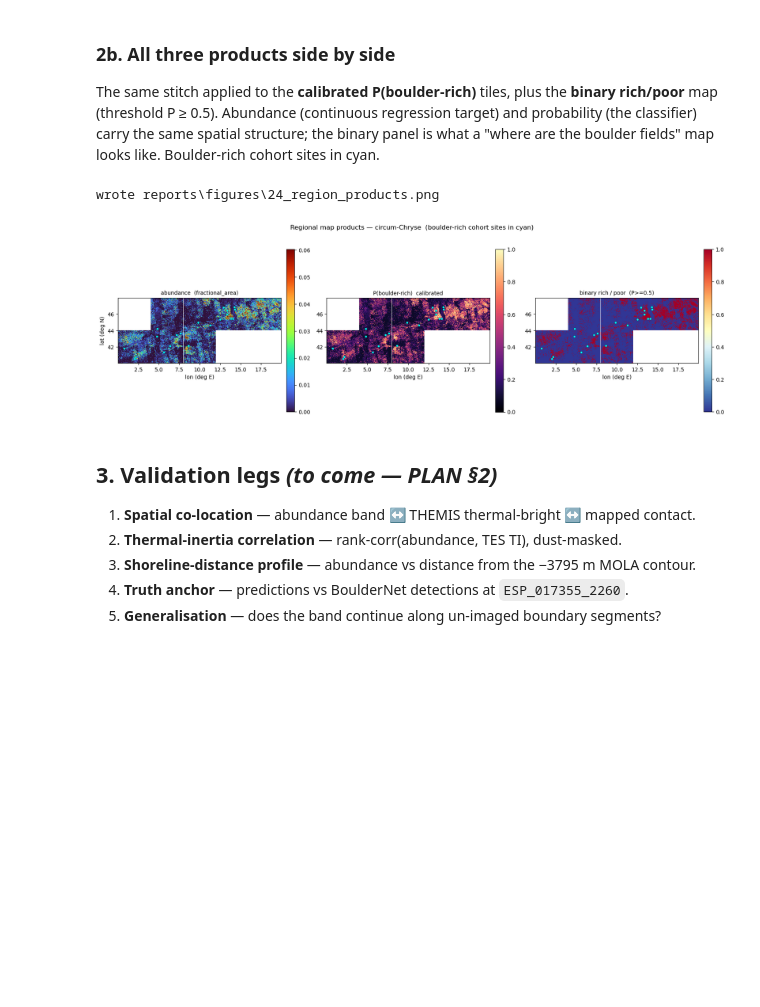
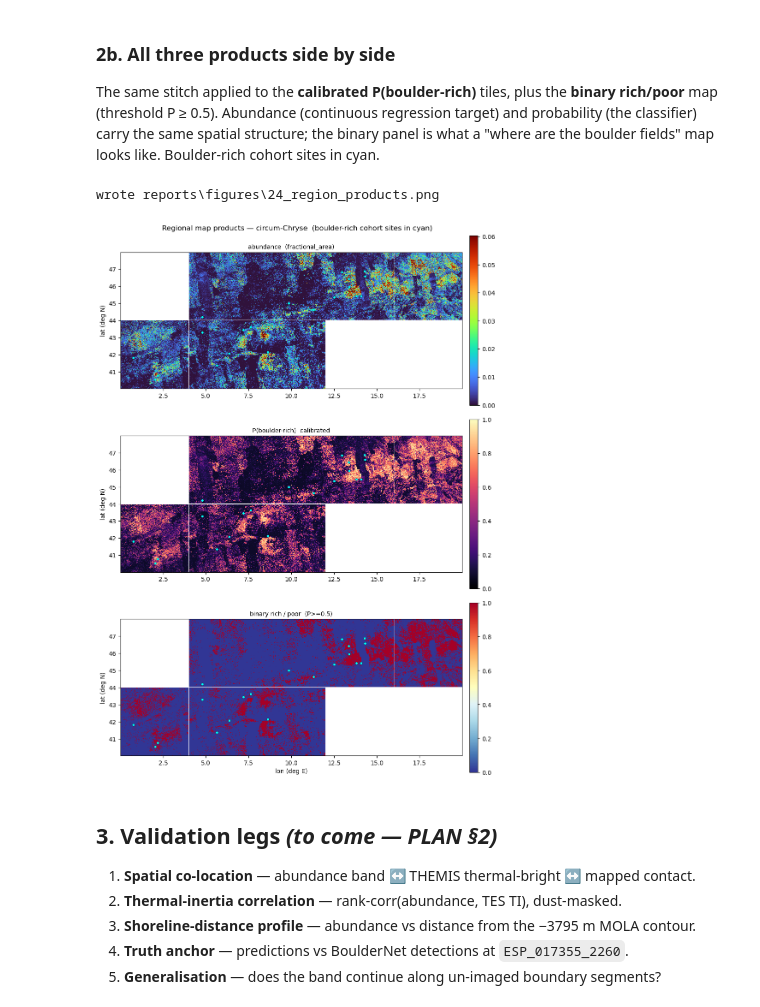
Before and after one commit to brianvamaro/hirise2ctx, a Jupyter notebook: notebooks/24_regional_map.ipynb, the cells around one changed output. Saved outputs shown, nothing was run; the diff lists cells and outputs as text; code cells hidden in the pictures; blank space fills up the shorter version.

Commit message:
Regional products: vertical stack (region is wide, so 3 rows reads better)
Co-Authored-By: Claude Opus 4.8 <noreply@anthropic.com>

```diff
--- a/notebooks/24_regional_map.ipynb
+++ b/notebooks/24_regional_map.ipynb
@@ -177,31 +177,31 @@ probability (the classifier) carry the same spatial structure; the binary panel
 # %%
 if ab_tifs:
     prob_arr, _, _ = mosaic_geotiffs(sorted(MAP_DIR.glob("*_prob.tif")),
                                      MAP_DIR / "regional_prob_mosaic.tif")
     binary = np.where(np.isfinite(prob_arr), (prob_arr >= 0.5).astype(float), np.nan)
     rich = in_block[in_block.BoulderLabel == "Boulder rich"]
 
     panels = [("abundance  (fractional_area)", arr,      "turbo",    0.0, vmax),
               ("P(boulder-rich)  calibrated", prob_arr,  "magma",    0.0, 1.0),
               ("binary rich / poor  (P>=0.5)", binary,   "RdYlBu_r", 0.0, 1.0)]
-    fig, axes = plt.subplots(1, 3, figsize=(16.5, 5.4))
+    fig, axes = plt.subplots(3, 1, figsize=(9.5, 13.5))   # vertical stack (region is wide)
     for ax, (title, data, cmap, vmin, vmx) in zip(axes, panels):
         im = ax.imshow(np.ma.masked_invalid(data), cmap=cmap, vmin=vmin, vmax=vmx, extent=ext,
                        origin="upper", aspect="equal", interpolation="nearest")
         ax.scatter(rich.CenterLon_180, rich.CenterLat, s=16, c="cyan", edgecolor="k",
                    lw=0.3, zorder=4)
         ax.set_xlim(ext[0], ext[1]); ax.set_ylim(ext[2], ext[3])
-        ax.set_title(title, fontsize=10); ax.set_xlabel("lon (deg E)")
-        fig.colorbar(im, ax=ax, fraction=0.046, pad=0.03)
-    axes[0].set_ylabel("lat (deg N)")
+        ax.set_title(title, fontsize=10); ax.set_ylabel("lat (deg N)")
+        fig.colorbar(im, ax=ax, fraction=0.025, pad=0.02)
+    axes[-1].set_xlabel("lon (deg E)")
     fig.suptitle("Regional map products — circum-Chryse  (boulder-rich cohort sites in cyan)",
                  fontsize=12)
     fig.tight_layout()
     out = FIG / "24_region_products.png"; fig.savefig(out, dpi=145, bbox_inches="tight")
     print("wrote", out.relative_to(REPO)); plt.show()
 # %% [output]
 wrote reports\figures\24_region_products.png
-[figure, old version]
+[figure, new version]
 # %% [markdown]
 ## 3. Validation legs *(to come — PLAN §2)*
 
```
Also changed, not shown: 2 other files.
